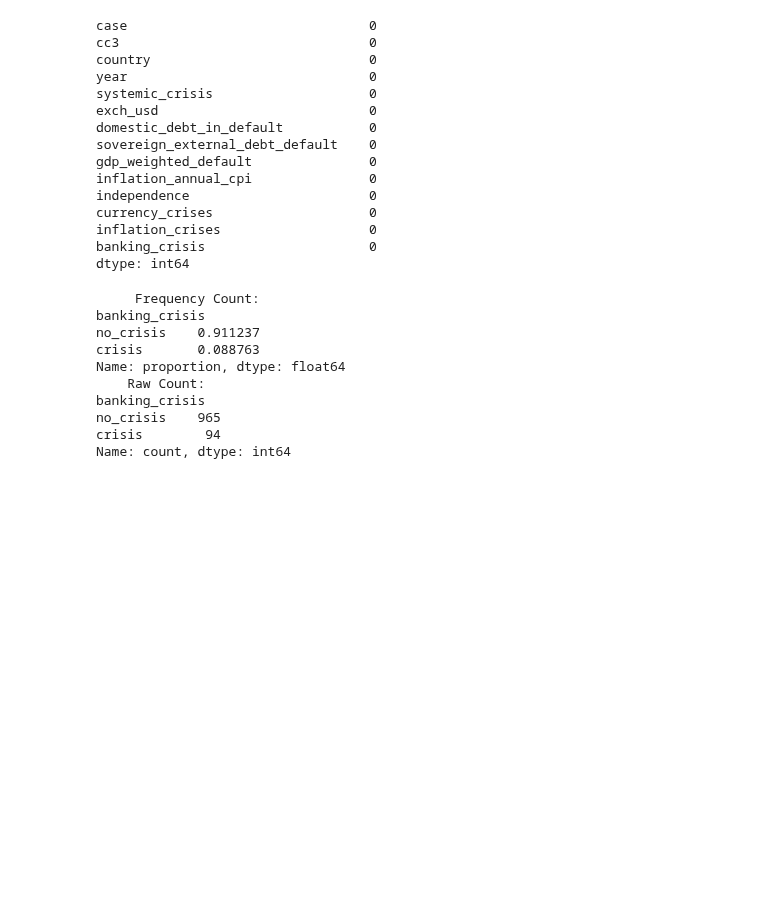
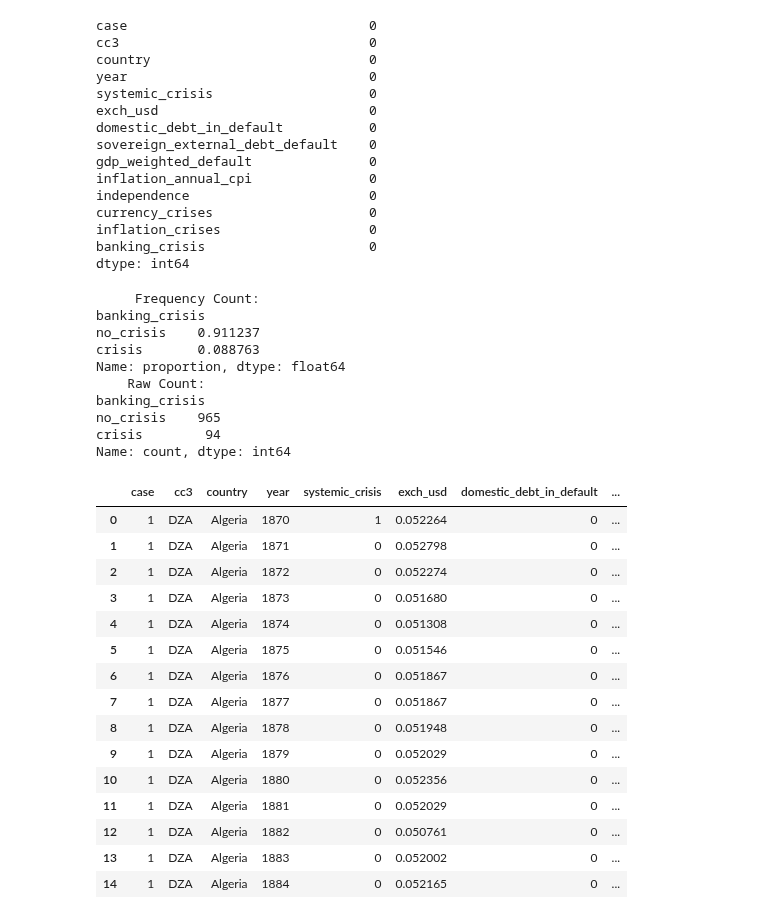
Before and after one commit to LeeBoy-Hmong/MachineLearning, a Jupyter notebook: FinancialCrisis/Financial.ipynb, the cells around one changed output. Saved outputs shown, nothing was run; the diff lists cells and outputs as text; code cells hidden in the pictures; blank space fills up the shorter version.

```diff
--- a/FinancialCrisis/Financial.ipynb
+++ b/FinancialCrisis/Financial.ipynb
@@ -118,2 +124,24 @@ Name: count, dtype: int64
+# %%
+# Concate the target data putting it back into the original data
+cleanup_data = raw_df.drop(['banking_crisis'], axis=1) # remove the redundant banking crisis feature
+clean_df = pd.concat([cleanup_data, target_data], axis=1)
+clean_df.head(15)
+# %% [output]
+|  | case | cc3 | country | year | systemic_crisis | exch_usd | domestic_debt_in_default | ... |
+| 0 | 1 | DZA | Algeria | 1870 | 1 | 0.052264 | 0 | ... |
+| 1 | 1 | DZA | Algeria | 1871 | 0 | 0.052798 | 0 | ... |
+| 2 | 1 | DZA | Algeria | 1872 | 0 | 0.052274 | 0 | ... |
+| 3 | 1 | DZA | Algeria | 1873 | 0 | 0.051680 | 0 | ... |
+| 4 | 1 | DZA | Algeria | 1874 | 0 | 0.051308 | 0 | ... |
+| 5 | 1 | DZA | Algeria | 1875 | 0 | 0.051546 | 0 | ... |
+| 6 | 1 | DZA | Algeria | 1876 | 0 | 0.051867 | 0 | ... |
+| 7 | 1 | DZA | Algeria | 1877 | 0 | 0.051867 | 0 | ... |
+| 8 | 1 | DZA | Algeria | 1878 | 0 | 0.051948 | 0 | ... |
+| 9 | 1 | DZA | Algeria | 1879 | 0 | 0.052029 | 0 | ... |
+| 10 | 1 | DZA | Algeria | 1880 | 0 | 0.052356 | 0 | ... |
+| 11 | 1 | DZA | Algeria | 1881 | 0 | 0.052029 | 0 | ... |
+| 12 | 1 | DZA | Algeria | 1882 | 0 | 0.050761 | 0 | ... |
+| 13 | 1 | DZA | Algeria | 1883 | 0 | 0.052002 | 0 | ... |
+| 14 | 1 | DZA | Algeria | 1884 | 0 | 0.052165 | 0 | ... |
 # %%
 # Create a heat map to correlate between all coef
```
Also changed, not shown: parts of 5 cells of this notebook.
